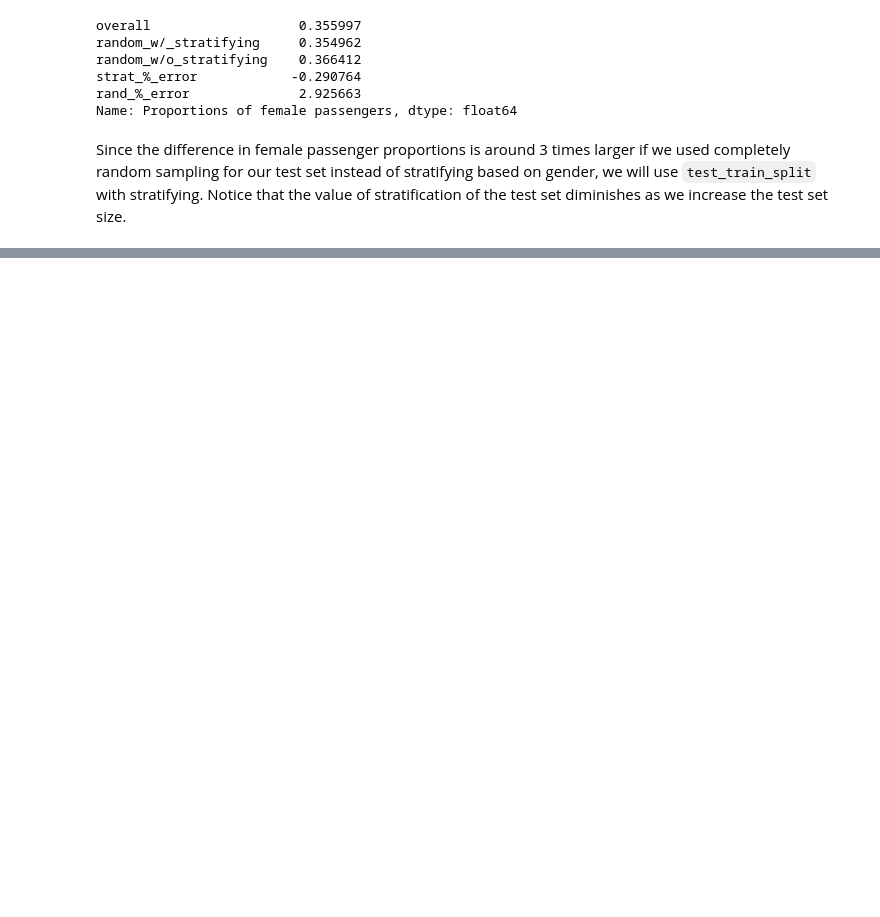
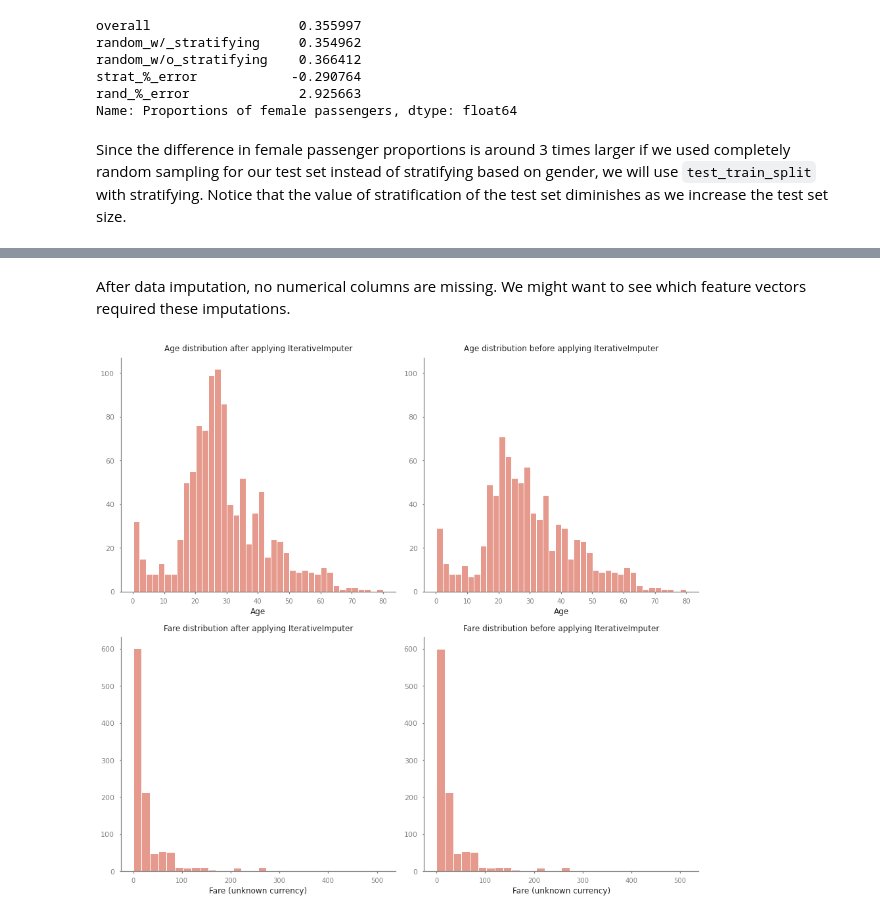
Before and after one commit to LukasRub/data-science-resources, a Jupyter notebook: book.solutions/Machine.Learning.Pocket.Reference/Workbook.ipynb, the cells around one changed output, grey strips where cells are left out. Cells and saved outputs as stored; diff of their text form; code cells hidden in the pictures; blank space fills up the shorter version.

```diff
--- a/book.solutions/Machine.Learning.Pocket.Reference/Workbook.ipynb
+++ b/book.solutions/Machine.Learning.Pocket.Reference/Workbook.ipynb
@@ -275,0 +283,10 @@ X_train, X_test, y_train, y_test = try_out_statify_param(stratify=True)
+# %%
+from sklearn.experimental import enable_iterative_imputer
+from sklearn.impute import IterativeImputer
+
+# Dataframe of numerical columns of X_train
+X_train_num = X_train.select_dtypes(include=[np.number])
+
+imputer = IterativeImputer()
+imputed_train_num = imputer.fit_transform(X_train_num)
+imputed_test_num = imputer.transform(X_test[X_train_num.columns])
@@ -275,0 +308,5 @@ X_train, X_test, y_train, y_test = try_out_statify_param(stratify=True)
+# %%
+X_train_num_imputed = pd.DataFrame(imputed_train_num,
+                                   columns=X_train_num.columns,
+                                   index=X_train_num.index)
+X_train_num_imputed.isna().any()
@@ -275,0 +324,2 @@ X_train, X_test, y_train, y_test = try_out_statify_param(stratify=True)
+# %% [markdown]
+After data imputation, no numerical columns are missing. We might want to see which feature vectors required these imputations.
@@ -275,0 +329,49 @@ X_train, X_test, y_train, y_test = try_out_statify_param(stratify=True)
+# %%
+rc.update({
+    'axes.spines.left': True,
+    'ytick.left': True,
+})
+
+sns.set(style='whitegrid', rc=rc)
+
+fig = plt.figure(figsize=(13,12))
+gs = fig.add_gridspec(2, 2)
+
+axes = []
+for row in range(gs.nrows):
+    axes_col = []
+    for col in range(gs.ncols):
+        if col == 0:
+            ax = fig.add_subplot(gs[row,col])
+        else:
+            ax = fig.add_subplot(gs[row,col], sharey=axes_col[0])
+        plt.setp(ax.yaxis.get_label(), visible=False)
+        axes_col.append(ax)
+    axes.append(axes_col)
+
+
+hist_kws=dict(alpha=1)
+
+# Plotting imputed age data
+titles = ['Age distribution after applying IterativeImputer',
+          'Age distribution before applying IterativeImputer']
+for data, title, ax in zip([X_train_num_imputed, X_train_num], titles, axes[:][0]):
+    sns.distplot(data['age'], kde=False, bins=40,
+                 color=palette[1], hist_kws=hist_kws, ax=ax)
+    ax.set_title(title, pad=10)
+    ax.set_xlabel('Age')
+
+
+# Plotting imputed fare data
+titles = ['Fare distribution after applying IterativeImputer',
+          'Fare distribution before applying IterativeImputer']
+for data, title, ax in zip([X_train_num_imputed, X_train_num], titles, axes[:][1]):
+    sns.distplot(data['fare'], kde=False, bins=30,
+                 color=palette[1], hist_kws=hist_kws, ax=ax)
+    ax.set_title(title, pad=10)
+    ax.set_xlabel('Fare (unknown currency)')
+
+gs.tight_layout(fig)
+plt.show()
+# %% [output]
+[figure, added]
```
Also changed, not shown: parts of 15 cells of this notebook.
